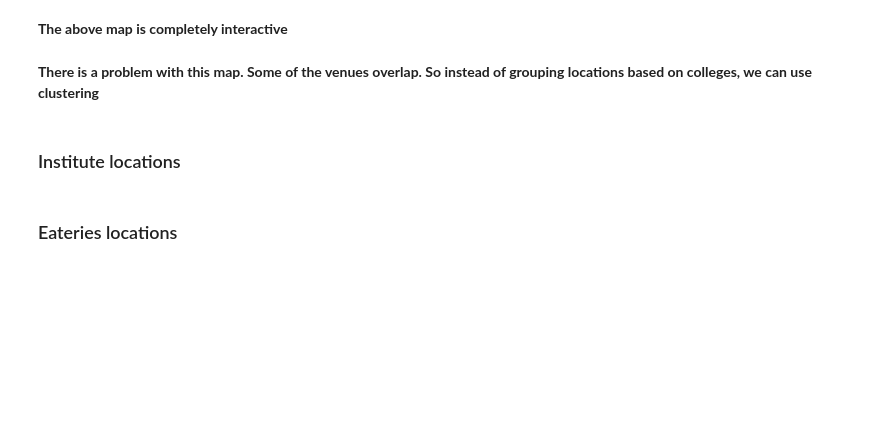
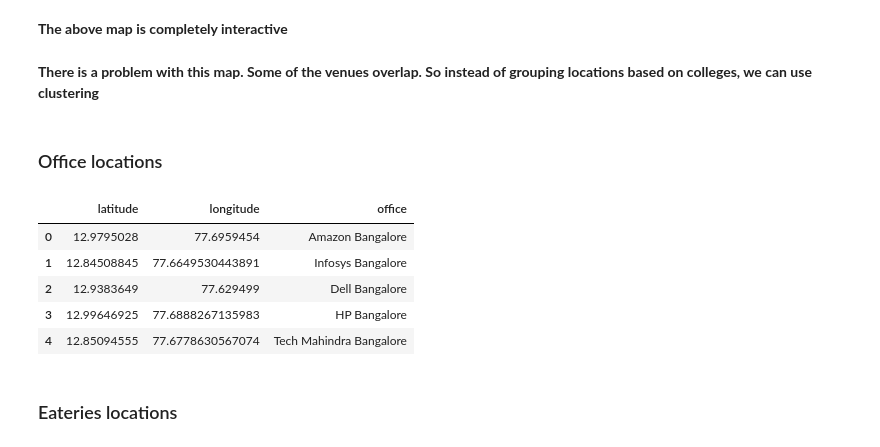
Before and after one commit to shreayan98c/Coursera-Capstone, a Jupyter notebook: Bangalore Clustering.ipynb, the cells around one changed output. Cells and saved outputs as stored; diff of their text form; code cells hidden in the pictures; blank space fills up the shorter version.

Commit message:
Clustering eateries and offices

```diff
--- a/Bangalore Clustering.ipynb
+++ b/Bangalore Clustering.ipynb
@@ -80,8 +80,8 @@ CLIENT_SECRET:NNWGYNG2RFCIPLNG0ER4BNC15GPE2CSY10UA32BJFCBYOO0Y
 # %% [markdown]
 ### Listing the offices we will study
 # %%
-offices = ['Amazon','Infosys','Dell','HP','Tech Mahindra','SAP','Samsung R&D','Accenture','Wipro','TCS', 'IBM','Oracle',
-           'Cognizant','Capgemini','Cisco','Mindtree','HCL','Mu Sigma','Robert Bosch','Thomson Reuters','Honeywell','CGI',
+offices = ['Amazon','Infosys','Dell','HP','Tech Mahindra','SAP','Samsung R&D','Accenture','Wipro','TCS', 'IBM',
+           'Cognizant','Capgemini','Cisco','Mindtree','HCL','Mu Sigma','Robert Bosch','Honeywell','CGI',
            'Mphasis','EY','Deloitte','Nokia','Intel','Huawei','Goldman Sachs','Flipkart','KPMG','Zomato','Swiggy','HP']
 print(len(offices))
 # %% [output]
@@ -303,10 +329,17 @@ main_map
 # %% [markdown]
 **There is a problem with this map. Some of the venues overlap. So instead of grouping locations based on colleges, we can use clustering**
 # %% [markdown]
-### Institute locations
+### Office locations
 # %%
-instdf = pd.DataFrame(institutes)
-instdf.head(10)
+officedf = pd.DataFrame(offices_list)
+officedf.head()
+# %% [output]
+|  | latitude | longitude | office |
+| 0 | 12.9795028 | 77.6959454 | Amazon Bangalore |
+| 1 | 12.84508845 | 77.6649530443891 | Infosys Bangalore |
+| 2 | 12.9383649 | 77.629499 | Dell Bangalore |
+| 3 | 12.99646925 | 77.6888267135983 | HP Bangalore |
+| 4 | 12.85094555 | 77.6778630567074 | Tech Mahindra Bangalore |
 # %% [markdown]
 ### Eateries locations
 # %%
```
Also changed, not shown: parts of 29 cells of this notebook.
